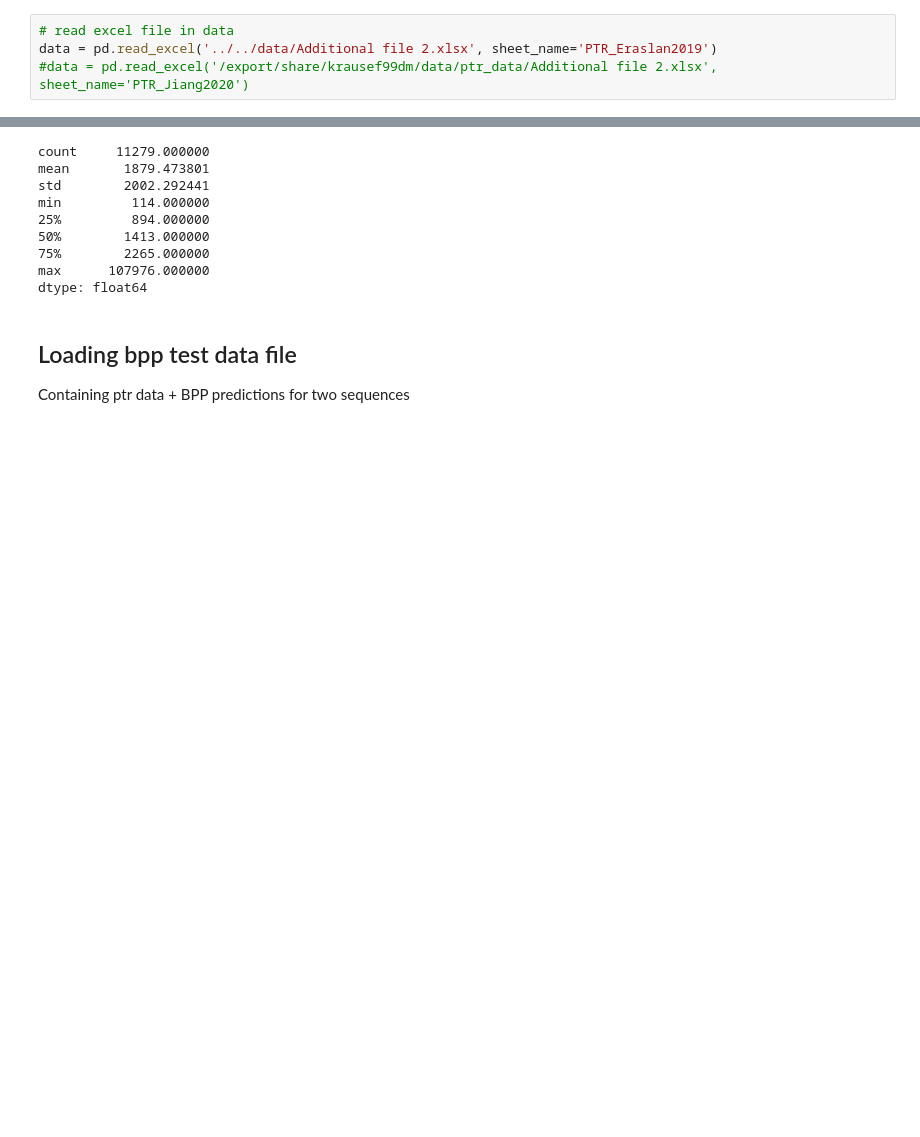
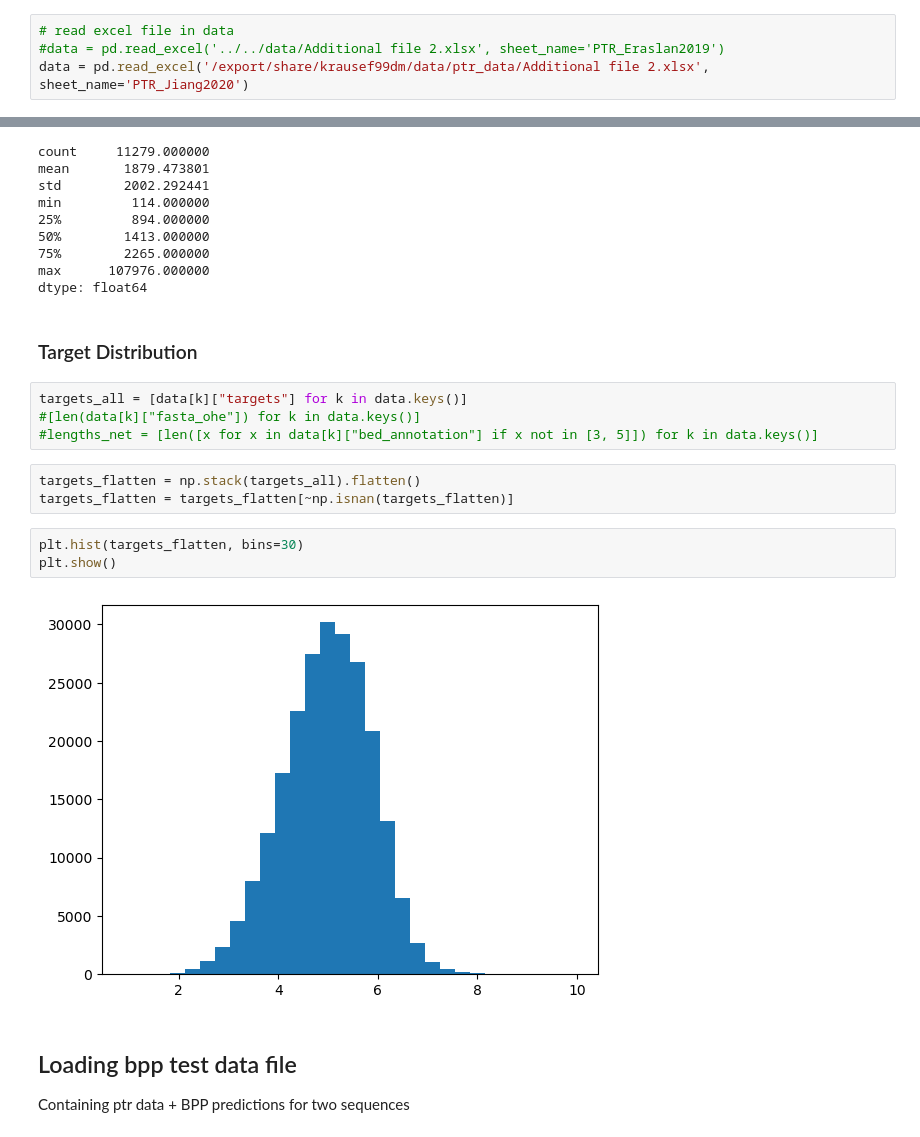
Before and after one commit to f-krause/master-thesis, a Jupyter notebook: src/data_handling/dev.ipynb, the cells around one changed output, grey strips where cells are left out. Drawn from its saved outputs; the diff is of its cells as text; blank space fills up the shorter version.

```diff
--- a/src/data_handling/dev.ipynb
+++ b/src/data_handling/dev.ipynb
@@ -9,5 +9,5 @@ import pickle
 ## Creating ptr.csv
 # %%
 # read excel file in data
-data = pd.read_excel('../../data/Additional file 2.xlsx', sheet_name='PTR_Eraslan2019')
-#data = pd.read_excel('/export/share/krausef99dm/data/ptr_data/Additional file 2.xlsx', sheet_name='PTR_Jiang2020')
+#data = pd.read_excel('../../data/Additional file 2.xlsx', sheet_name='PTR_Eraslan2019')
+data = pd.read_excel('/export/share/krausef99dm/data/ptr_data/Additional file 2.xlsx', sheet_name='PTR_Jiang2020')
@@ -202,6 +198,20 @@ min         114.000000
 75%        2265.000000
 max      107976.000000
 dtype: float64
+# %% [markdown]
+### Target Distribution
+# %%
+targets_all = [data[k]["targets"] for k in data.keys()]
+#[len(data[k]["fasta_ohe"]) for k in data.keys()]
+#lengths_net = [len([x for x in data[k]["bed_annotation"] if x not in [3, 5]]) for k in data.keys()]
+# %%
+targets_flatten = np.stack(targets_all).flatten()
+targets_flatten = targets_flatten[~np.isnan(targets_flatten)]
+# %%
+plt.hist(targets_flatten, bins=30)
+plt.show()
+# %% [output]
+[figure, added]
 # %% [markdown]
 ## Loading bpp test data file
 
```
Also changed, not shown: parts of 5 cells of this notebook, 1 other file.
